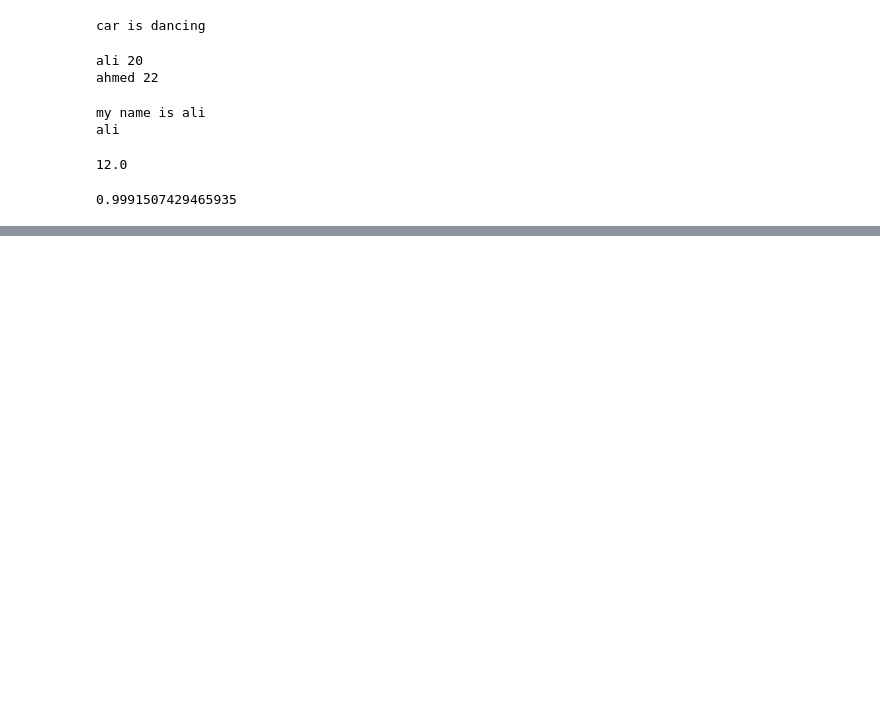
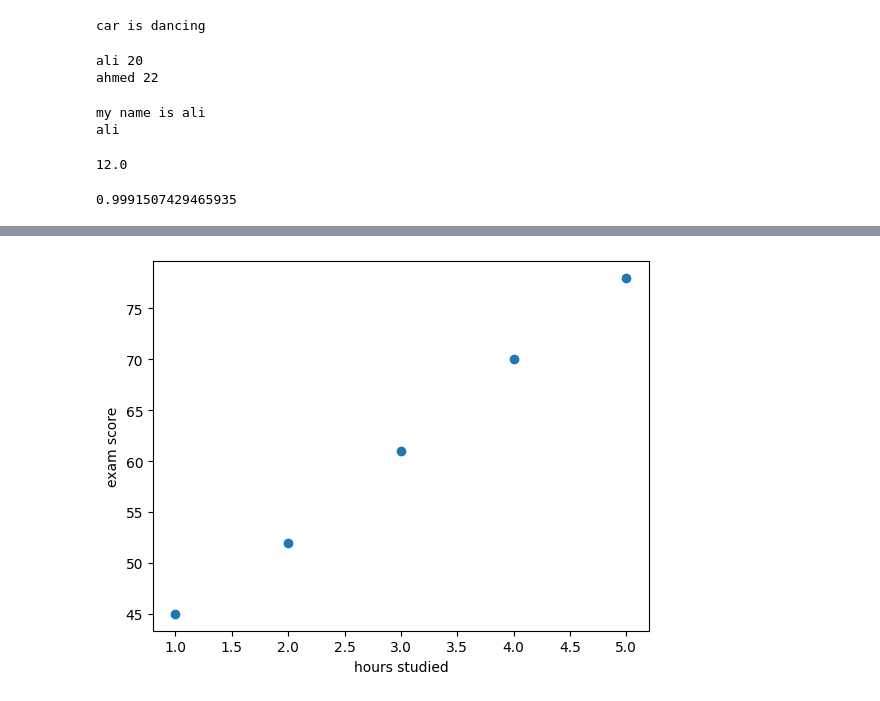
Before and after one commit to Noorrajput00/Ml-Deep-learning, a Jupyter notebook: Untitled1111.ipynb, the cells around one changed output, grey strips where cells are left out. Cells and saved outputs as stored; diff of their text form; code cells hidden in the pictures; blank space fills up the shorter version.

```diff
--- a/Untitled1111.ipynb
+++ b/Untitled1111.ipynb
@@ -117,0 +140,10 @@ print(df["hours"].corr(df["score"]))
+# %%
+hours=[1,2,3,4,5]
+scores=[45,52,61,70,78]
+
+plt.scatter(hours,scores)
+plt.xlabel("hours studied")
+plt.ylabel("exam score")
+plt.show()
+# %% [output]
+[figure, added]
```
Also changed, not shown: parts of 3 cells of this notebook.
